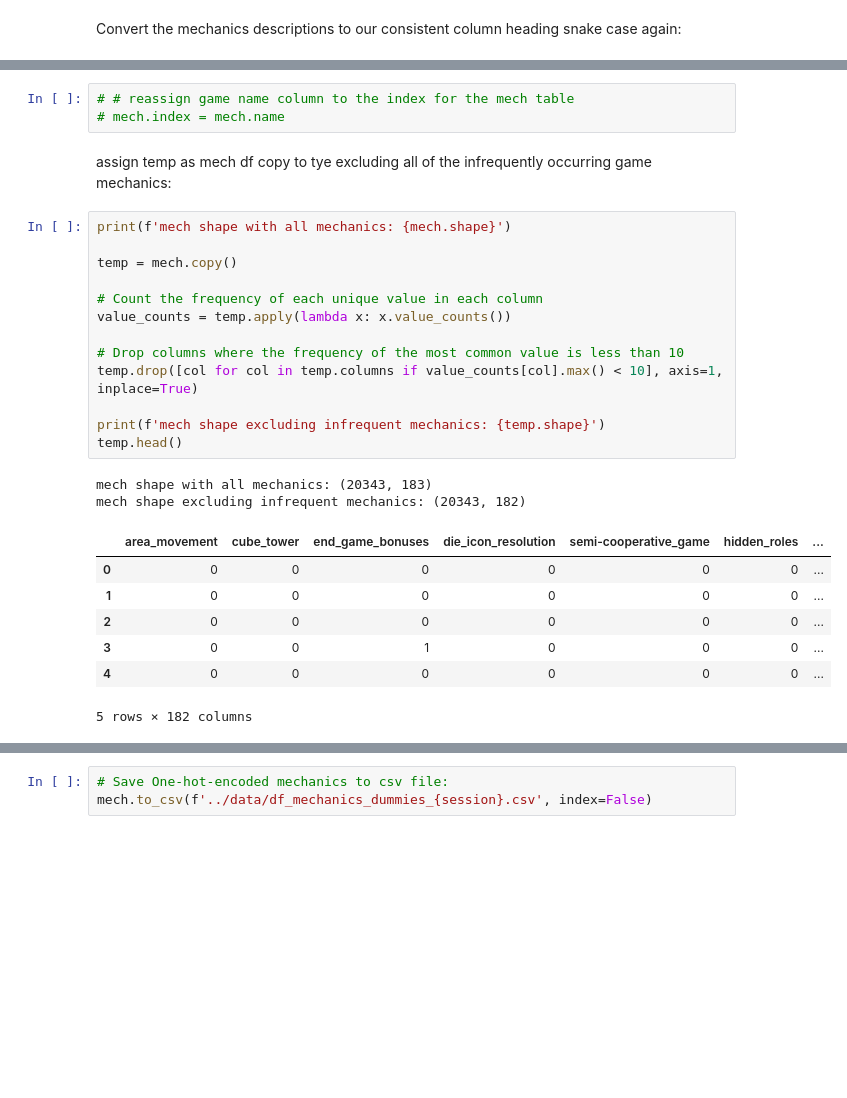
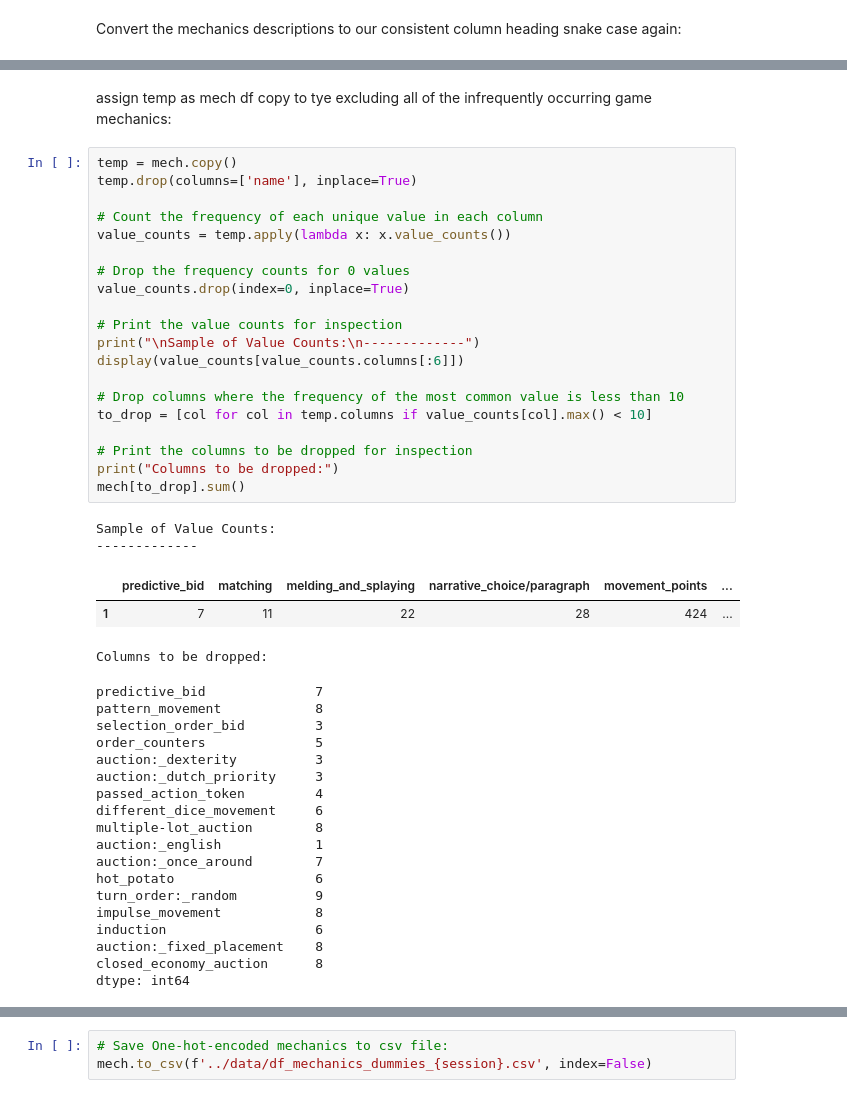
Before and after one commit to jdormaar/Boardgame_Preferences_Predictive_Analysis, a Jupyter notebook: workbook/notebook.ipynb, the cells around one changed output, grey strips where cells are left out. Saved outputs shown, nothing was run; the diff lists cells and outputs as text; blank space fills up the shorter version.

Commit message:
EDA removed infrequently occurring mechanics and update csv

```diff
--- a/workbook/notebook.ipynb
+++ b/workbook/notebook.ipynb
@@ -899,29 +899,47 @@ die_icon_resolution                                                   26
 dtype: object
-# %%
-# # reassign game name column to the index for the mech table
-# mech.index = mech.name
 # %% [markdown]
 assign temp as mech df copy to tye excluding all of the infrequently occurring game mechanics:
 # %%
-print(f'mech shape with all mechanics: {mech.shape}')
-
 temp = mech.copy()
+temp.drop(columns=['name'], inplace=True)
 
 # Count the frequency of each unique value in each column
 value_counts = temp.apply(lambda x: x.value_counts())
 
+# Drop the frequency counts for 0 values
+value_counts.drop(index=0, inplace=True)
+
+# Print the value counts for inspection
+print("\nSample of Value Counts:\n-------------")
+display(value_counts[value_counts.columns[:6]])
+
 # Drop columns where the frequency of the most common value is less than 10
-temp.drop([col for col in temp.columns if value_counts[col].max() < 10], axis=1, inplace=True)
+to_drop = [col for col in temp.columns if value_counts[col].max() < 10]
 
-print(f'mech shape excluding infrequent mechanics: {temp.shape}')
-temp.head()
+# Print the columns to be dropped for inspection
+print("Columns to be dropped:")
+mech[to_drop].sum()
 # %% [output]
-mech shape with all mechanics: (20343, 183)
-mech shape excluding infrequent mechanics: (20343, 182)
+Sample of Value Counts:
+-------------
-|  | area_movement | cube_tower | end_game_bonuses | die_icon_resolution | semi-cooperative_game | hidden_roles | ... |
-| 0 | 0 | 0 | 0 | 0 | 0 | 0 | ... |
-| 1 | 0 | 0 | 0 | 0 | 0 | 0 | ... |
-| 2 | 0 | 0 | 0 | 0 | 0 | 0 | ... |
-| 3 | 0 | 0 | 1 | 0 | 0 | 0 | ... |
-| 4 | 0 | 0 | 0 | 0 | 0 | 0 | ... |
+|  | predictive_bid | matching | melding_and_splaying | narrative_choice/paragraph | movement_points | ... |
+| 1 | 7 | 11 | 22 | 28 | 424 | ... |
-5 rows × 182 columns
+Columns to be dropped:
+predictive_bid              7
+pattern_movement            8
+selection_order_bid         3
+order_counters              5
+auction:_dexterity          3
+auction:_dutch_priority     3
+passed_action_token         4
+different_dice_movement     6
+multiple-lot_auction        8
+auction:_english            1
+auction:_once_around        7
+hot_potato                  6
+turn_order:_random          9
+impulse_movement            8
+induction                   6
+auction:_fixed_placement    8
+closed_economy_auction      8
+dtype: int64
```
Also changed, not shown: parts of 24 cells of this notebook, 1 other file.
